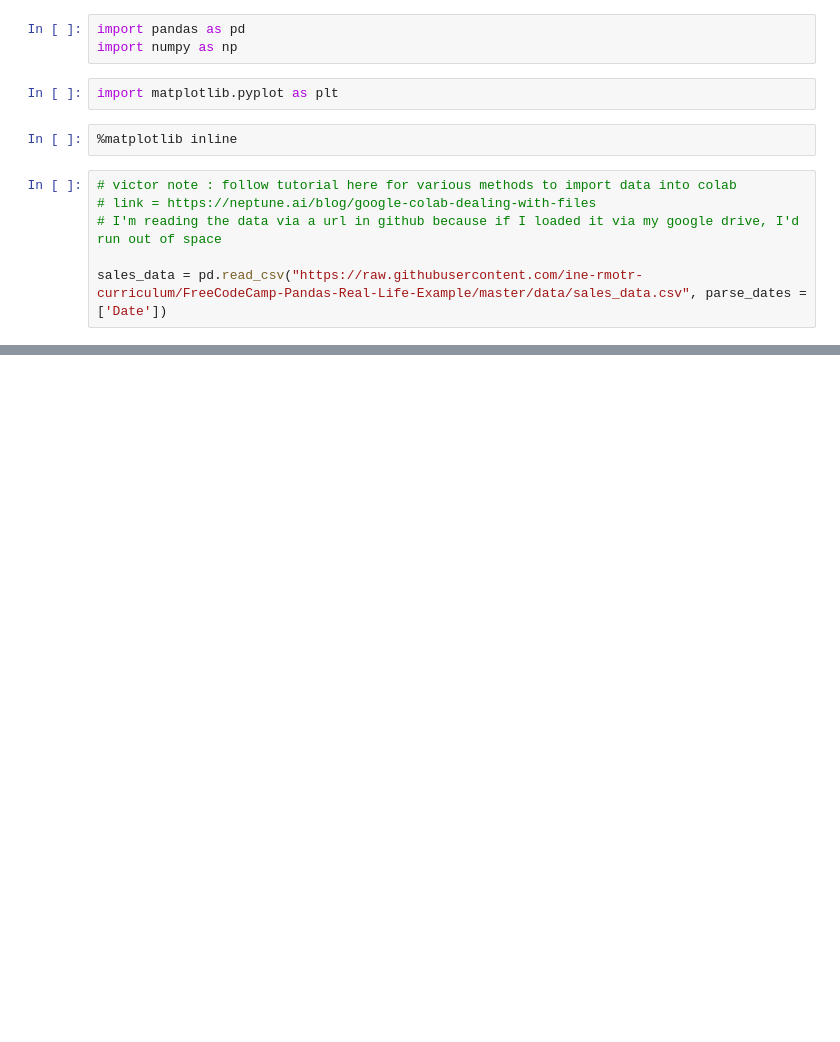
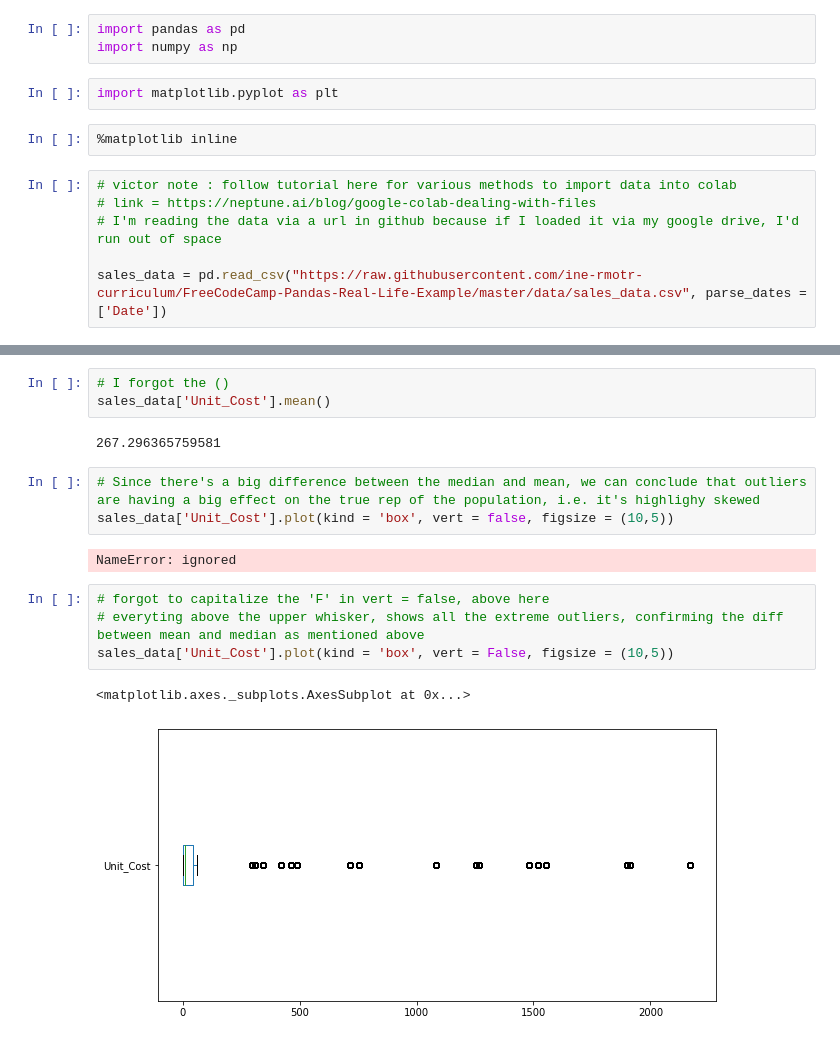
Before and after one commit to victorblaer/Data_Analysis_Python, a Jupyter notebook: Bike_Store_Sales_1.ipynb, the cells around one changed output, grey strips where cells are left out. Saved outputs shown, nothing was run; the diff lists cells and outputs as text; blank space fills up the shorter version.

```diff
--- a/Bike_Store_Sales_1.ipynb
+++ b/Bike_Store_Sales_1.ipynb
@@ -24,0 +87,17 @@ sales_data.head()
+# %%
+# I forgot the ()
+sales_data['Unit_Cost'].mean()
+# %% [output]
+267.296365759581
+# %%
+# Since there's a big difference between the median and mean, we can conclude that outliers are having a big effect on the true rep of the population, i.e. it's highlighy skewed
+sales_data['Unit_Cost'].plot(kind = 'box', vert = false, figsize = (10,5))
+# %% [output]
+NameError: ignored
+# %%
+# forgot to capitalize the 'F' in vert = false, above here
+# everyting above the upper whisker, shows all the extreme outliers, confirming the diff between mean and median as mentioned above
+sales_data['Unit_Cost'].plot(kind = 'box', vert = False, figsize = (10,5))
+# %% [output]
+<matplotlib.axes._subplots.AxesSubplot at 0x...>
+[figure, added]
```
Also changed, not shown: parts of 7 cells of this notebook.
